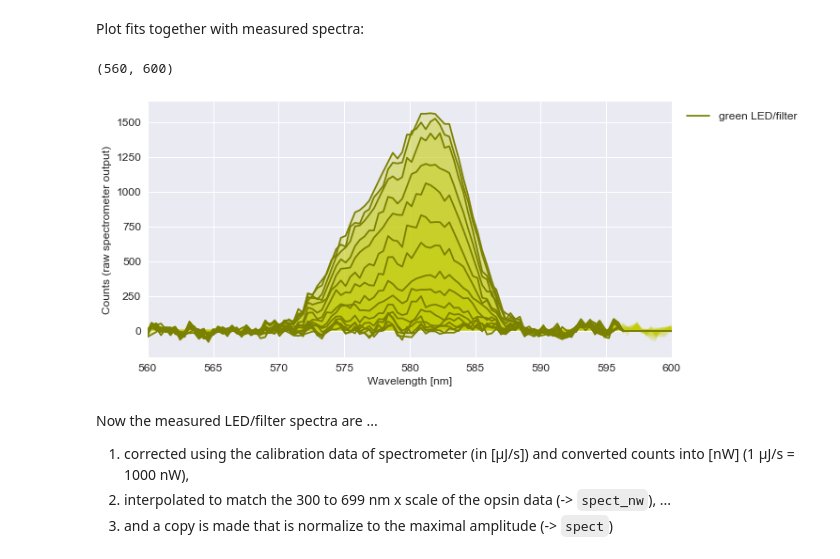
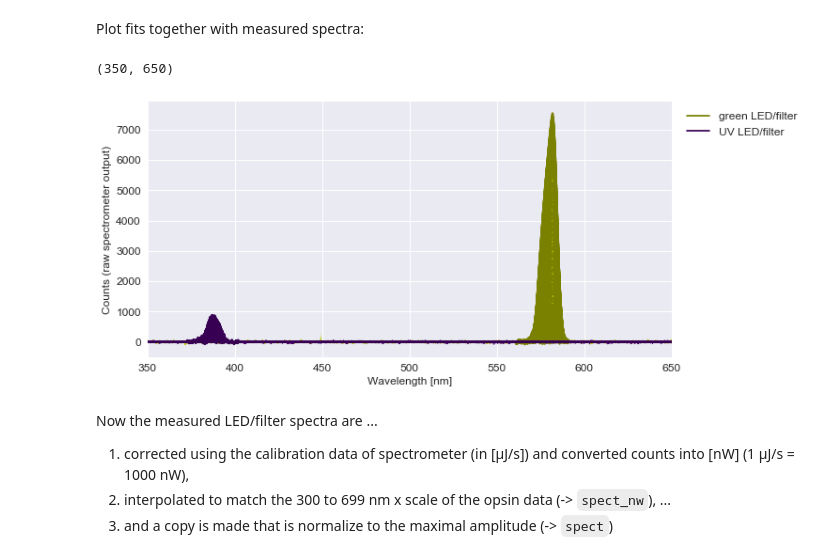
Before and after one commit to eulerlab/open-visual-stimulator, a Jupyter notebook: stimulator_calibration.ipynb, the cells around one changed output. Saved outputs shown, nothing was run; the diff lists cells and outputs as text; code cells hidden in the pictures.

```diff
--- a/stimulator_calibration.ipynb
+++ b/stimulator_calibration.ipynb
@@ -216,7 +216,7 @@ UVLED = {"name"         : "UV",
          "spect_raw_fit": None,
          "spect_raw_avg": None}
 
-LEDs = [GrLED] #, UVLED]
+LEDs = [GrLED, UVLED]
 
 """
 # TFT screen, for comparison
@@ -384,7 +384,7 @@ fileNameMask = "TFTMonitor_Samsung"      # Standard TFT screen, for comparison
 fileNameMask = "TFTMonitor_Samsung_4"
 """
 
-fileNameMask = "LEDs_Setup2_20180821_6"
+fileNameMask = "LEDs_Setup2_20180821_9"
 # %%
 for iLED, LED in enumerate(LEDs):
     # At first, use colors that are defined for the current LED
@@ -564,20 +564,20 @@ Plot fits together with measured spectra:
 # %%
 for iLED, LED in enumerate(LEDs):
     col_lo = spc.wavelength_to_rgb(LED["peak_nm"], darker=0.5)
     col_hi = spc.wavelength_to_rgb(LED["peak_nm"], darker=0.8)
 
     for iI, Intens in enumerate(stim_intens):
         tempLbl = LED["name"] +" LED/filter" if iI == 0 else ""
         plt.fill(wavelengths, LED["spect_raw_avg"][iI], facecolor=col_hi, alpha=0.25)
         plt.plot(wavelengths, LED["spect_raw_fit"][iI], color=col_lo, label=tempLbl)
 
 plt.gca().set(xlabel="Wavelength [nm]", ylabel="Counts (raw spectrometer output)")
 plt.legend(bbox_to_anchor=(1.01, 1), loc="upper left")
-#plt.xlim((350, 650))
-plt.xlim((560, 600))
+plt.xlim((350, 650))
+#plt.xlim((360, 420))
 # %% [output]
-(560, 600)
+(350, 650)
-[figure, old version]
+[figure, new version]
 # %% [markdown]
 Now the measured LED/filter spectra are ...
 1. corrected using the calibration data of spectrometer (in [µJ/s]) and converted counts into [nW] (1 µJ/s = 1000 nW),
```
Also changed, not shown: parts of 8 cells of this notebook, 6 other files.
